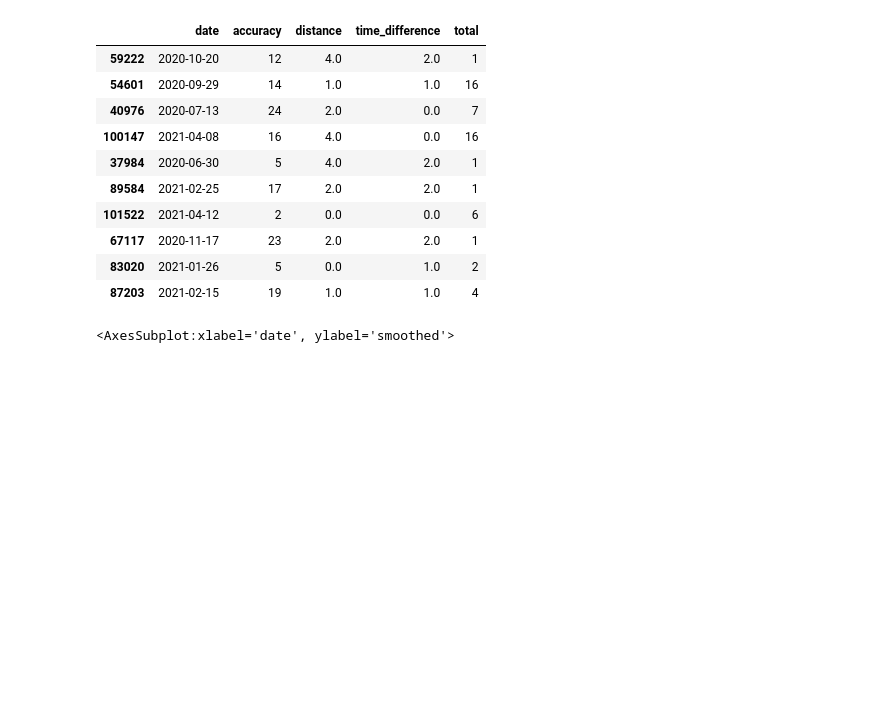
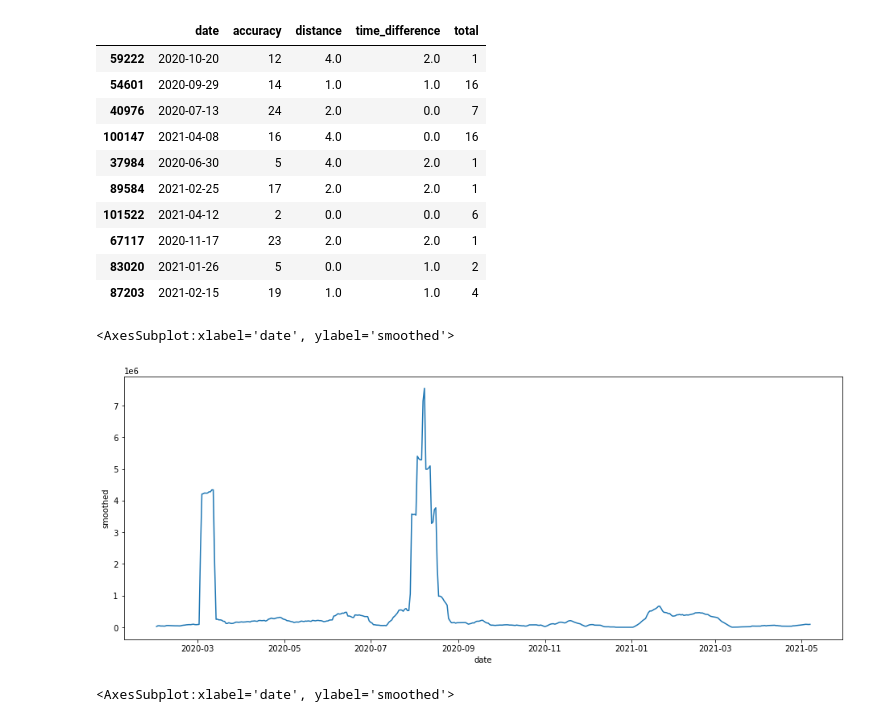
Before and after one commit to minigonche/covid_contact_graphs, a Jupyter notebook: Notes.ipynb, the cells around one changed output. Cells and saved outputs as stored; diff of their text form; code cells hidden in the pictures; blank space fills up the shorter version.

```diff
--- a/Notes.ipynb
+++ b/Notes.ipynb
@@ -80,6 +153,25 @@ def smooth_curve(ser, days):
     resp = resp + (total - resp.sum())/resp.size
 
     return(resp)
+# %%
+min_accuracy = 30
+min_distance = 5
+min_time = 2
+smooth = 10
+
+df_plot = df_contacts[(df_contacts.accuracy < min_accuracy)
+                      & (df_contacts.distance < min_distance)
+                      & (df_contacts.time_difference <= min_time)]
+
+df_plot = df_plot[['date', 'total']].groupby('date').sum().reset_index()
+
+df_plot['smoothed'] = smooth_curve(df_plot.total, smooth)
+
+plt.figure(figsize=(16, 6))
+sns.lineplot(data = df_plot, x = 'date', y = 'smoothed')
+# %% [output]
+<AxesSubplot:xlabel='date', ylabel='smoothed'>
+[figure, added]
 # %%
 min_accuracy = 5
 min_distance = 5
```
Also changed, not shown: parts of 3 cells of this notebook, 10 other files.
